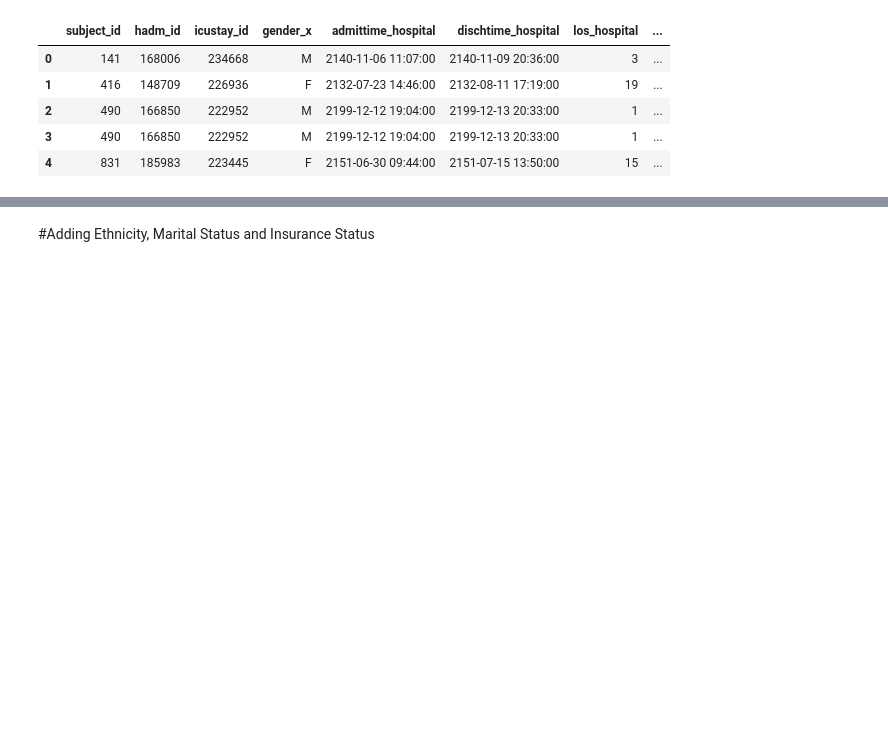
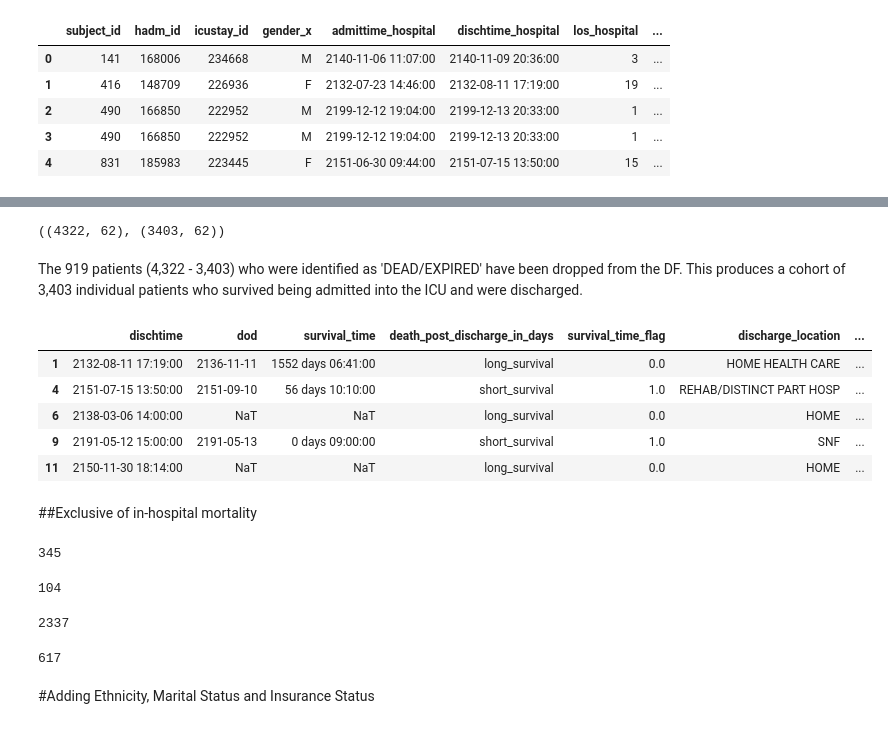
Before and after one commit to the-moose-machine/medical, a Jupyter notebook: WeekendStrokeMortality.ipynb, the cells around one changed output, grey strips where cells are left out. Saved outputs shown, nothing was run; the diff lists cells and outputs as text; code cells hidden in the pictures; blank space fills up the shorter version.

```diff
--- a/WeekendStrokeMortality.ipynb
+++ b/WeekendStrokeMortality.ipynb
@@ -525,0 +568,4 @@ df_filtered.shape[0]
+# %%
+#Create DF of only those who survived
+df_survived = data4.where(data4.discharge_location.str.contains('DEAD') == False)
+df_survived.discharge_location, data4.discharge_location
@@ -526,3 +590,47 @@ df_filtered.shape[0]
+# %%
+#Drop the Null values of discharge_location in survivors DF
+df_survived = df_survived.dropna(subset=['discharge_location'])
+data4.shape, df_survived.shape
+# %% [output]
+((4322, 62), (3403, 62))
+# %% [markdown]
+The 919 patients (4,322 - 3,403) who were identified as 'DEAD/EXPIRED' have been dropped from the DF. This produces a cohort of 3,403 individual patients who survived being admitted into the ICU and were discharged.
+# %%
+#Verify resulting DF
+df_survived[['dischtime', 'dod','survival_time', 'death_post_discharge_in_days', 'survival_time_flag', 'discharge_location', 'home_discharge_bool', 'inday_icu_wkd']].head()
+# %% [output]
+|  | dischtime | dod | survival_time | death_post_discharge_in_days | survival_time_flag | discharge_location | ... |
+| 1 | 2132-08-11 17:19:00 | 2136-11-11 | 1552 days 06:41:00 | long_survival | 0.0 | HOME HEALTH CARE | ... |
+| 4 | 2151-07-15 13:50:00 | 2151-09-10 | 56 days 10:10:00 | short_survival | 1.0 | REHAB/DISTINCT PART HOSP | ... |
+| 6 | 2138-03-06 14:00:00 | NaT | NaT | long_survival | 0.0 | HOME | ... |
+| 9 | 2191-05-12 15:00:00 | 2191-05-13 | 0 days 09:00:00 | short_survival | 1.0 | SNF | ... |
+| 11 | 2150-11-30 18:14:00 | NaT | NaT | long_survival | 0.0 | HOME | ... |
+# %% [markdown]
+##Exclusive of in-hospital mortality
+# %%
+#Patients surviving over the short term (weekday ICU admission)
+df_filtered = df_survived[(df_survived.inday_icu_wkd == 'weekday') & (df_survived.death_post_discharge_in_days == 'short_survival')]
+df_filtered.shape[0]
+# %% [output]
+345
+# %%
+#Patients surviving over the short term (weekend ICU admission)
+df_filtered = df_survived[(df_survived.inday_icu_wkd == 'weekend') & (df_survived.death_post_discharge_in_days == 'short_survival')]
+df_filtered.shape[0]
+# %% [output]
+104
+# %%
+#Patients surviving over the long term (weekday ICU admission)
+df_filtered = df_survived[(df_survived.inday_icu_wkd == 'weekday') & (df_survived.death_post_discharge_in_days == 'long_survival')]
+df_filtered.shape[0]
+# %% [output]
+2337
+# %%
+#Patients surviving over the long term (weekend ICU admission)
+df_filtered = df_survived[(df_survived.inday_icu_wkd == 'weekend') & (df_survived.death_post_discharge_in_days == 'long_survival')]
+df_filtered.shape[0]
+# %% [output]
+617
 # %% [markdown]
 #Adding Ethnicity, Marital Status and Insurance Status
 # %% [markdown]
```
Also changed, not shown: parts of 29 cells of this notebook.
